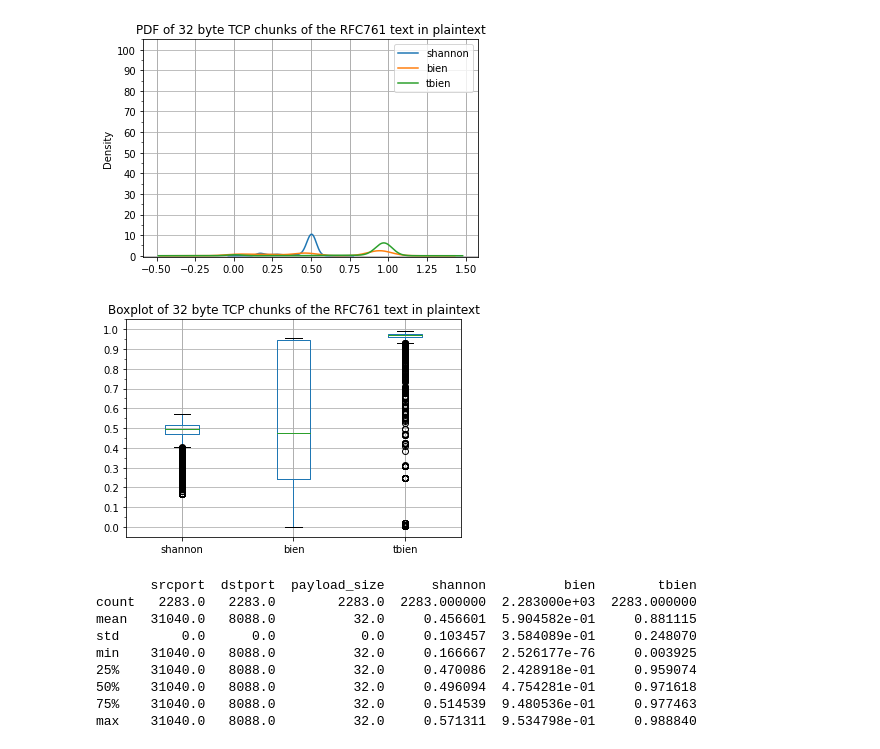
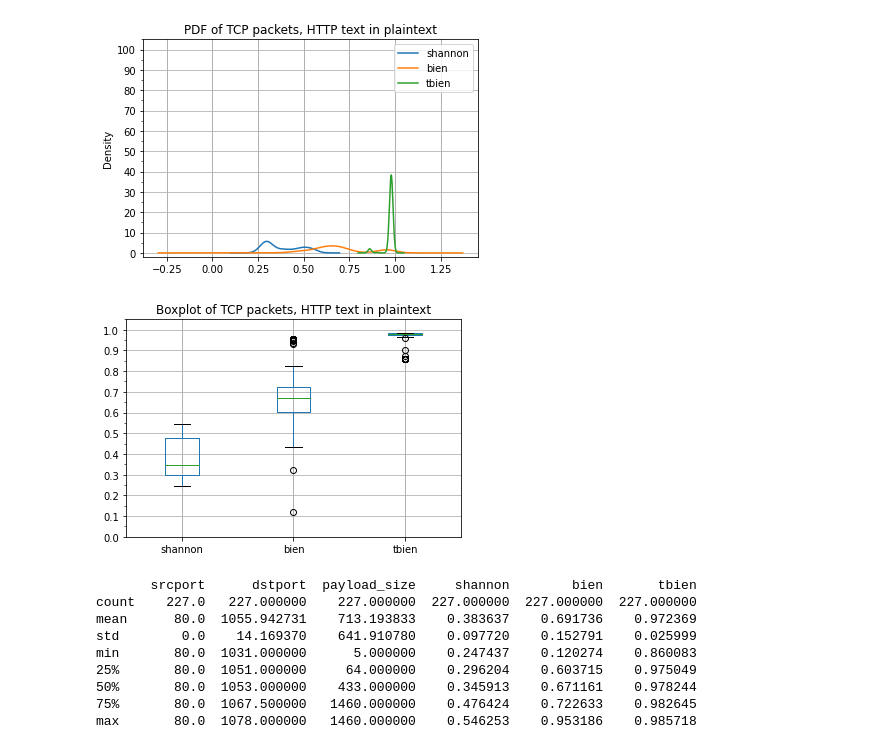
Before and after one commit to joaoalencastro/pythonSocket, a Jupyter notebook: Plotting Elastic Data.ipynb, the cells around one changed output. Cells and saved outputs as stored; diff of their text form; code cells hidden in the pictures.

Commit message:
Cleaned index and made new one, generated new plot and comparison

```diff
--- a/Plotting Elastic Data.ipynb
+++ b/Plotting Elastic Data.ipynb
@@ -6,15 +6,15 @@ import matplotlib.pyplot as plt
 # %%
 # Read from CSV
 
-df = pd.read_csv('Outputs/packets-2021.09.20-processed')
+df = pd.read_csv('Outputs/packets-tcp-rfc761-plaintext-dinamico-2021.09.27-processed')
 # %%
 # Setting global var
 
 bytesize = 32
 proto = 'TCP'
-dstport = 8088
+srcport = 80
 encoding = 'plaintext'
-text = 'RFC761'
+text = 'HTTP'
 # %%
 # Add a new column to the end called 'flow'
 
@@ -49,7 +49,7 @@ print(df.iloc[:,6:11])
 # %%
 # Filtering by port
 
-is_port = df['dstport']==dstport
+is_port = df['srcport']==srcport
 print(is_port.head())
 df = df[is_port]
 # %% [output]
@@ -62,7 +62,7 @@ Name: dstport, dtype: bool
 # %%
 # Filtering by the number of packets of chosen size
 
-is_bytes = df['payload_size']==bytesize
+is_bytes = df['payload_size']>2
 print(is_bytes.head())
 df = df[is_bytes]
 # %% [output]
@@ -88,7 +103,7 @@ df[['flow','shannon','bien','tbien','payload_size']].groupby('flow').mean().sort
 # %%
 # Plot 1
 
-title = 'PDF of {} byte {} chunks of the {} text in {}'.format(bytesize, proto, text, encoding)
+title = 'PDF of {} packets, {} text in {}'.format(proto, text, encoding)
 ax = df.plot(x='payload_size', y=['shannon','bien','tbien'],kind='density',title=title, grid=True)
 ax.xaxis.grid(True, which='major', linestyle='-', linewidth=1)
 ymajortick = arange(0,110,10)
@@ -96,38 +111,38 @@ yminortick = arange(0,110,5)
 ax.set_yticks( ymajortick, minor=False )
 ax.set_yticks( yminortick, minor=True )
 ax.grid('on', which='both', axis='x' )
-plt.savefig('Plots/rfc761/{}{}bytes{}{}density.png'.format(proto, bytesize, encoding, text), transparent=False)
+plt.savefig('Plots/rfc761/{}{}{}density.png'.format(proto, encoding, text), transparent=False)
 # %% [output]
-[figure, old version]
+[figure, new version]
 # %%
 # Plot 2
 
-title = 'Boxplot of {} byte {} chunks of the {} text in {}'.format(bytesize, proto, text, encoding)
+title = 'Boxplot of {} packets, {} text in {}'.format(proto, text, encoding)
 ax = df.plot(x='payload_size', y=['shannon','bien','tbien'],kind='box',title=title, grid=True)
 ax.xaxis.grid(True, which='major', linestyle='-', linewidth=1)
 ymajortick = arange(0,1.1,0.1)
 yminortick = arange(0,1.1,0.05)
 ax.set_yticks( ymajortick, minor=False )
 ax.set_yticks( yminortick, minor=True )
 ax.grid('on', which='both', axis='x' )
-plt.savefig('Plots/rfc761/{}{}bytes{}{}box.png'.format(proto, bytesize, encoding, text), transparent=False)
+plt.savefig('Plots/rfc761/{}{}{}box.png'.format(proto, encoding, text), transparent=False)
 # %% [output]
-[figure, old version]
+[figure, new version]
 # %%
 # Table of data
 
 df = df.describe()
 print(df)
 # %% [output]
-       srcport  dstport  payload_size      shannon          bien        tbien
-count   2283.0   2283.0        2283.0  2283.000000  2.283000e+03  2283.000000
-mean   31040.0   8088.0          32.0     0.456601  5.904582e-01     0.881115
-std        0.0      0.0           0.0     0.103457  3.584089e-01     0.248070
-min    31040.0   8088.0          32.0     0.166667  2.526177e-76     0.003925
-25%    31040.0   8088.0          32.0     0.470086  2.428918e-01     0.959074
-50%    31040.0   8088.0          32.0     0.496094  4.754281e-01     0.971618
-75%    31040.0   8088.0          32.0     0.514539  9.480536e-01     0.977463
-max    31040.0   8088.0          32.0     0.571311  9.534798e-01     0.988840
+       srcport      dstport  payload_size     shannon        bien       tbien
+count    227.0   227.000000    227.000000  227.000000  227.000000  227.000000
+mean      80.0  1055.942731    713.193833    0.383637    0.691736    0.972369
+std        0.0    14.169370    641.910780    0.097720    0.152791    0.025999
+min       80.0  1031.000000      5.000000    0.247437    0.120274    0.860083
+25%       80.0  1051.000000     64.000000    0.296204    0.603715    0.975049
+50%       80.0  1053.000000    433.000000    0.345913    0.671161    0.978244
+75%       80.0  1067.500000   1460.000000    0.476424    0.722633    0.982645
+max       80.0  1078.000000   1460.000000    0.546253    0.953186    0.985718
 # %%
 # Exporting new data
 
```
Also changed, not shown: parts of 6 cells of this notebook, 49 other files.
